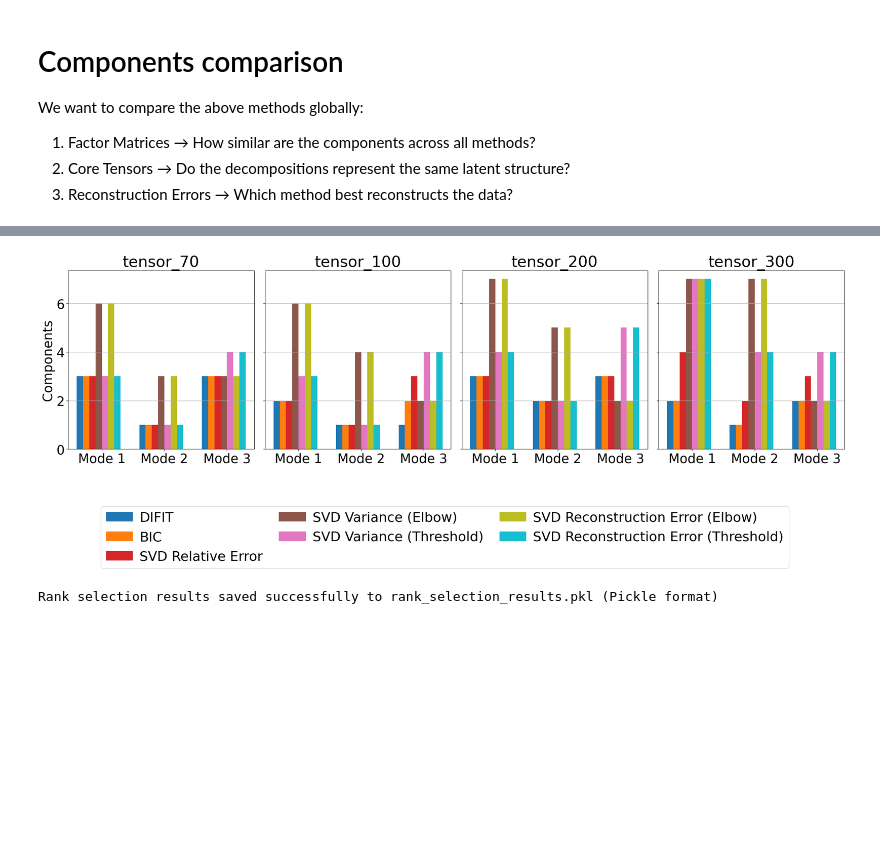
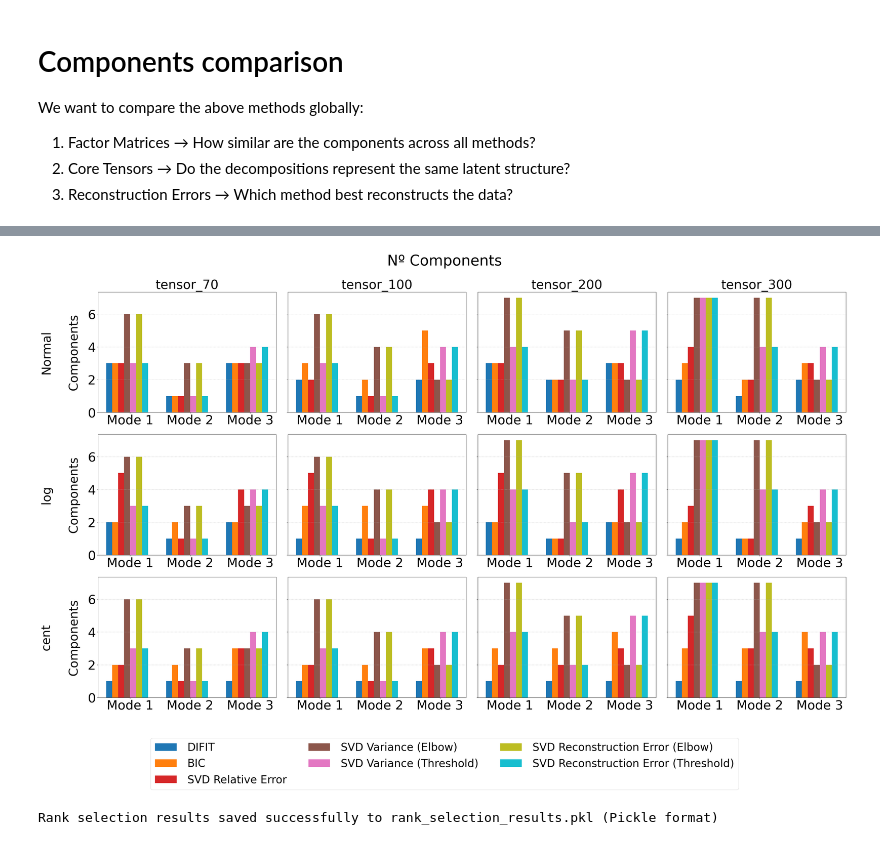
Before and after one commit to pablovadillo/Tensordecomposition, a Jupyter notebook: Tucker_components.ipynb, the cells around one changed output, grey strips where cells are left out. Drawn from its saved outputs; the diff is of its cells as text; code cells hidden in the pictures; blank space fills up the shorter version.

```diff
--- a/Tucker_components.ipynb
+++ b/Tucker_components.ipynb
@@ -278,3 +321,15 @@ Estimated Tucker Ranks for tensor_300_cent: (5, 3, 3)
 # %% [markdown]
 ## Variance vs. reconstruction error
+# %%
+# Set global font sizes
+plt.rcParams.update({
+    "font.size": 22,        # Default text size
+    "axes.titlesize": 22,   # Title size
+    "axes.labelsize": 22,   # X and Y label size
+    "xtick.labelsize": 20,  # X tick labels
+    "ytick.labelsize": 20,  # Y tick labels
+    "legend.fontsize": 19,  # Legend text size
+    "figure.titlesize": 23,  # Suptitle font size
+    "lines.linewidth": 3  # Increase line thickness
+})
 # %%
@@ -607,59 +574,63 @@ plt.show()
 # %%
 import matplotlib.pyplot as plt
 import numpy as np
 
-# Define modes (x-axis)
+# Define modes and tensor/type names
 modes = [1, 2, 3]
-
-# Extract method names
-methods = list(rank_dictionaries.keys())
+x_positions = np.arange(len(modes))
+type_names = ["Normal", "log", "cent"]
+tensor_names = ["tensor_70", "tensor_100", "tensor_200", "tensor_300"]
+methods = list(rank_dictionaries["Normal"].keys())
 num_methods = len(methods)
 
-# Define tensors to plot
-tensor_names = ["tensor_70", "tensor_100", "tensor_200", "tensor_300"]
-
-# Set width for bars and x offsets
+# Bar settings
 bar_width = 0.1
-x_positions = np.arange(len(modes))  # Positions for modes on x-axis
-
-# Prepare subplots
-fig, axes = plt.subplots(1, len(tensor_names), figsize=(22, 7), sharey=True)
-
-# Define colors for better visibility
 colors = plt.cm.get_cmap("tab10", num_methods).colors
 
-# Iterate over each tensor and create a subplot
-for ax, tensor in zip(axes, tensor_names):
-    # Iterate over each method and plot as bars
-    for idx, method in enumerate(methods):
-        if tensor in rank_dictionaries[method]:  # Ensure the tensor exists in the method
-            ranks = rank_dictionaries[method][tensor]  # Extract ranks for this method
-            offset = (idx - num_methods / 2) * bar_width  # Offset bars for separation
-            ax.bar(x_positions + offset, ranks, width=bar_width, label=method, color=colors[idx])
+# Create subplot grid
+fig, axes = plt.subplots(len(type_names), len(tensor_names), figsize=(36, 22), sharey=True)
 
-    # Labels and title
-    ax.set_title(f"{tensor}", fontsize=30)
-    ax.set_xticks(x_positions)
-    ax.set_xticklabels([f"Mode {m}" for m in modes], fontsize=25)
-    ax.tick_params(axis='y', labelsize=25)  # Increase y-axis tick size
-    ax.grid(axis="y")
+for row_idx, type_name in enumerate(type_names):
+    for col_idx, tensor in enumerate(tensor_names):
+        ax = axes[row_idx][col_idx] if len(type_names) > 1 else axes[col_idx]
 
-# Set shared y-label
-axes[0].set_ylabel("Components", fontsize=25)
+        # Plot bars per method
+        for m_idx, method in enumerate(methods):
+            ranks = rank_dictionaries[type_name][method][tensor]
+            offset = (m_idx - num_methods / 2) * bar_width
+            ax.bar(x_positions + offset, ranks, width=bar_width, color=colors[m_idx], label=method if row_idx == 0 and col_idx == 0 else "")
 
-# Move legend below all subplots, allowing multi-row display
+        ax.set_xticks(x_positions)
+        ax.set_xticklabels([f"Mode {m}" for m in modes], fontsize=40)  # Increased X tick fontsize
+        ax.tick_params(axis='both', labelsize=40)  # Increased Y tick fontsize too
+        ax.grid(axis='y', linestyle='--', alpha=0.7)
+
+        # Only show column titles on top row
+        if row_idx == 0:
+            ax.set_title(f"{tensor}", fontsize=40, pad=10)
+
+        # Only show row labels on the leftmost column
+        if col_idx == 0:
+            ax.set_ylabel(f"{type_name}\n\nComponents", fontsize=38, labelpad=25)
+
+# Global legend
 fig.legend(
-    methods, loc="lower center", ncol=3, bbox_to_anchor=(0.5, -0.4),
-    fontsize=26, columnspacing=1.2, handletextpad=0.5
+    methods, loc="lower center", ncol=3, fontsize=34,
+    bbox_to_anchor=(0.5, -0.1), columnspacing=2.0, handletextpad=1.0
 )
 
-# Adjust layout to fit legend properly
-plt.tight_layout(rect=[0, 0, 1, 0.85])
+# Tighter layout and reduced space above plots
+plt.tight_layout(rect=[0, 0.05, 1, 0.94])
+plt.suptitle("Nº Components", fontsize=46, y=0.975)
 
-# Save the figure as a PDF
-plt.savefig("rank_selection_plots.pdf", format="pdf", bbox_inches="tight")
+# Save plots
+plt.savefig("rank_selection.pdf", format="pdf", bbox_inches="tight")
+plt.savefig("rank_selection.png", format="png", bbox_inches="tight")
+
+# Show
+plt.show()
 # %% [output]
-[figure, old version]
+[figure, new version]
 # %%
 
 import pickle
```
Also changed, not shown: parts of 10 cells of this notebook, 1 other file.
